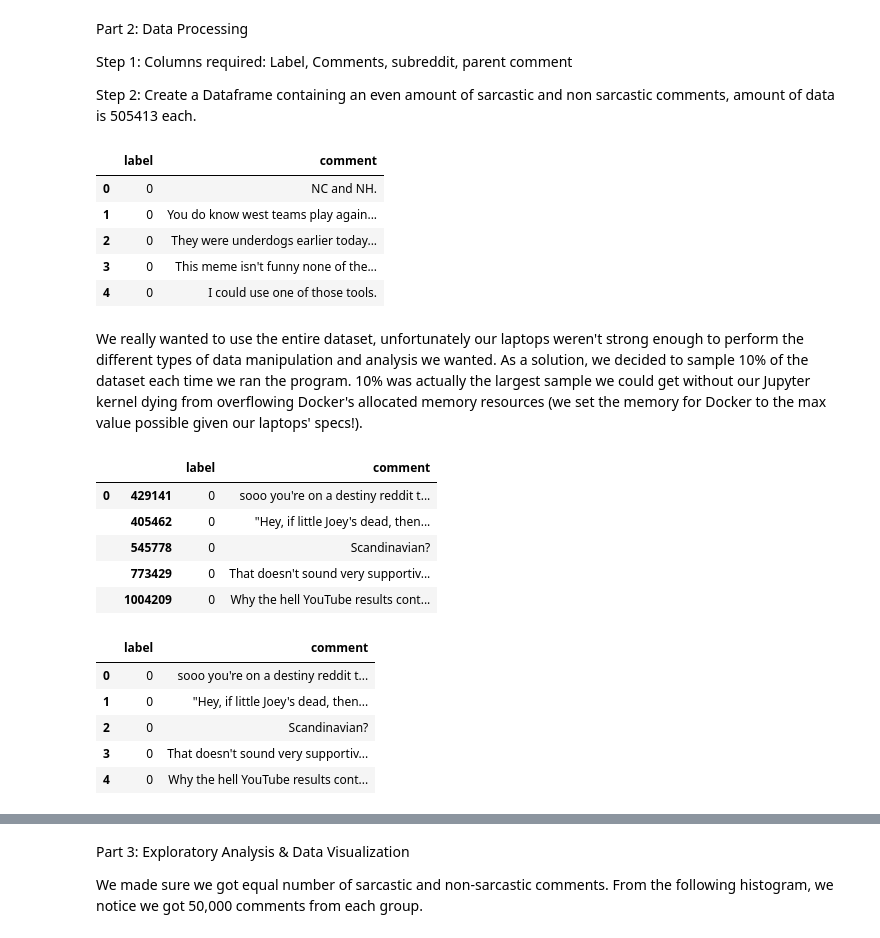
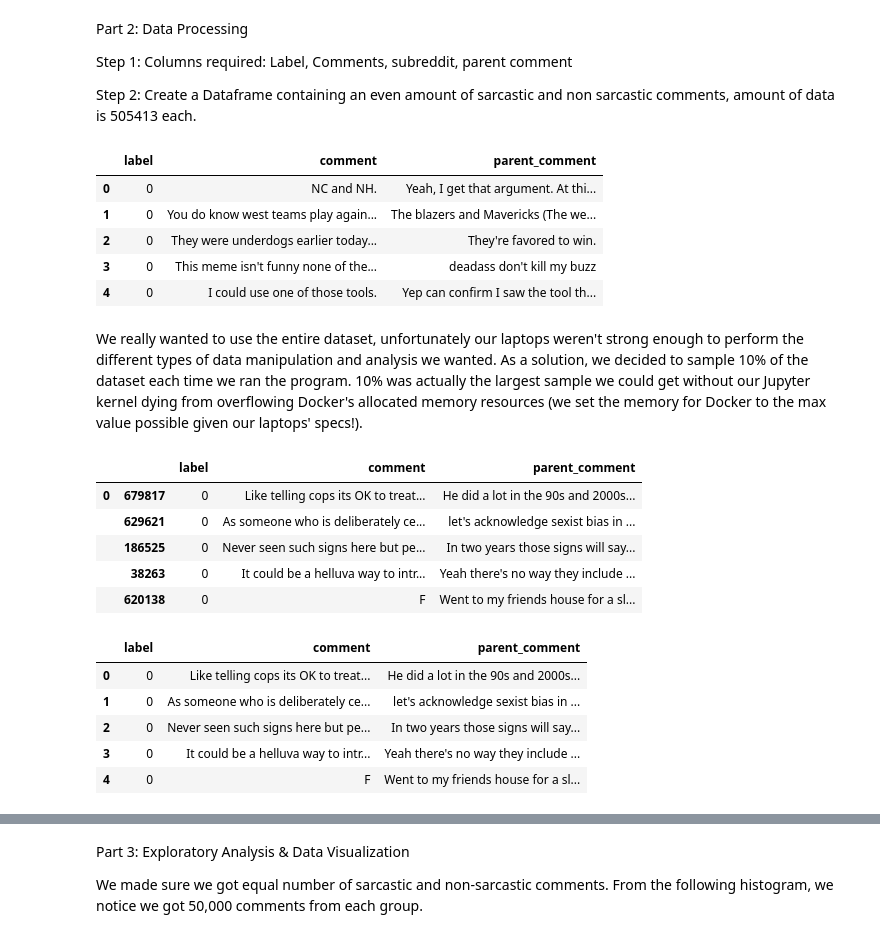
Before and after one commit to nourmansour/Sarcasm-on-Reddit, a Jupyter notebook: Sarcastic Comments on Reddit - An Analysis.ipynb, the cells around one changed output, grey strips where cells are left out. Cells and saved outputs as stored; diff of their text form; code cells hidden in the pictures.

```diff
--- a/Sarcastic Comments on Reddit - An Analysis.ipynb
+++ b/Sarcastic Comments on Reddit - An Analysis.ipynb
@@ -22,17 +21,17 @@ comments, amount of data is 505413 each.
 # %%
 # Reset the indices after rows with NA values are dropped
 data.dropna(inplace=True)
-data.drop(['author', 'score', 'ups', 'downs', 'date', 'created_utc', 'subreddit', 'parent_comment'], axis = 1, inplace = True)
+data.drop(['author', 'score', 'ups', 'downs', 'date', 'created_utc', 'subreddit'], axis = 1, inplace = True)
 data.reset_index(inplace = True)
 data.drop(['index'], axis = 1, inplace = True)
 data.head()
 # %% [output]
-|  | label | comment |
-| 0 | 0 | NC and NH. |
-| 1 | 0 | You do know west teams play again... |
-| 2 | 0 | They were underdogs earlier today... |
-| 3 | 0 | This meme isn't funny none of the... |
-| 4 | 0 | I could use one of those tools. |
+|  | label | comment | parent_comment |
+| 0 | 0 | NC and NH. | Yeah, I get that argument. At thi... |
+| 1 | 0 | You do know west teams play again... | The blazers and Mavericks (The we... |
+| 2 | 0 | They were underdogs earlier today... | They're favored to win. |
+| 3 | 0 | This meme isn't funny none of the... | deadass don't kill my buzz |
+| 4 | 0 | I could use one of those tools. | Yep can confirm I saw the tool th... |
 # %%
 #data.groupby('label').describe()
 # %% [markdown]
@@ -54,21 +53,21 @@ data.drop(data[data.comment =='I forgot the'].index, inplace=True)
 data.drop(data[data.comment =='you forgot'].index, inplace=True)
 # %%
 # Determine size and replacement values
-size = int(len(data)*2.5/100)# sample size
+size = int(len(data)*0.5/100)# sample size
 replace = True  # with replacement
 # Function used to pick random rows from the dataset
 # We used the groupby('label') function to choose equal numbers
 # of sarcastic and non-sarcastic comments
 fun = lambda obj: obj.loc[np.random.choice(obj.index, size, replace),:]
 chosen_data = data.groupby('label', as_index=False).apply(fun)
 chosen_data.head()
 # %% [output]
-|  |  | label | comment |
-| 0 | 429141 | 0 | sooo you're on a destiny reddit t... |
-|  | 405462 | 0 | "Hey, if little Joey's dead, then... |
-|  | 545778 | 0 | Scandinavian? |
-|  | 773429 | 0 | That doesn't sound very supportiv... |
-|  | 1004209 | 0 | Why the hell YouTube results cont... |
+|  |  | label | comment | parent_comment |
+| 0 | 679817 | 0 | Like telling cops its OK to treat... | He did a lot in the 90s and 2000s... |
+|  | 629621 | 0 | As someone who is deliberately ce... | let's acknowledge sexist bias in ... |
+|  | 186525 | 0 | Never seen such signs here but pe... | In two years those signs will say... |
+|  | 38263 | 0 | It could be a helluva way to intr... | Yeah there's no way they include ... |
+|  | 620138 | 0 | F | Went to my friends house for a sl... |
 # %%
 # Reset the indexes to remove the grouping into 0s and 1s
 chosen_data.reset_index(inplace = True)
@@ -76,12 +75,12 @@ chosen_data.reset_index(inplace = True)
 chosen_data.drop(['level_0', 'level_1'], inplace = True, axis = 1)
 chosen_data.head()
 # %% [output]
-|  | label | comment |
-| 0 | 0 | sooo you're on a destiny reddit t... |
-| 1 | 0 | "Hey, if little Joey's dead, then... |
-| 2 | 0 | Scandinavian? |
-| 3 | 0 | That doesn't sound very supportiv... |
-| 4 | 0 | Why the hell YouTube results cont... |
+|  | label | comment | parent_comment |
+| 0 | 0 | Like telling cops its OK to treat... | He did a lot in the 90s and 2000s... |
+| 1 | 0 | As someone who is deliberately ce... | let's acknowledge sexist bias in ... |
+| 2 | 0 | Never seen such signs here but pe... | In two years those signs will say... |
+| 3 | 0 | It could be a helluva way to intr... | Yeah there's no way they include ... |
+| 4 | 0 | F | Went to my friends house for a sl... |
 # %%
 chosen_data.tail()
 # %% [output]
```
Also changed, not shown: parts of 73 cells of this notebook.
